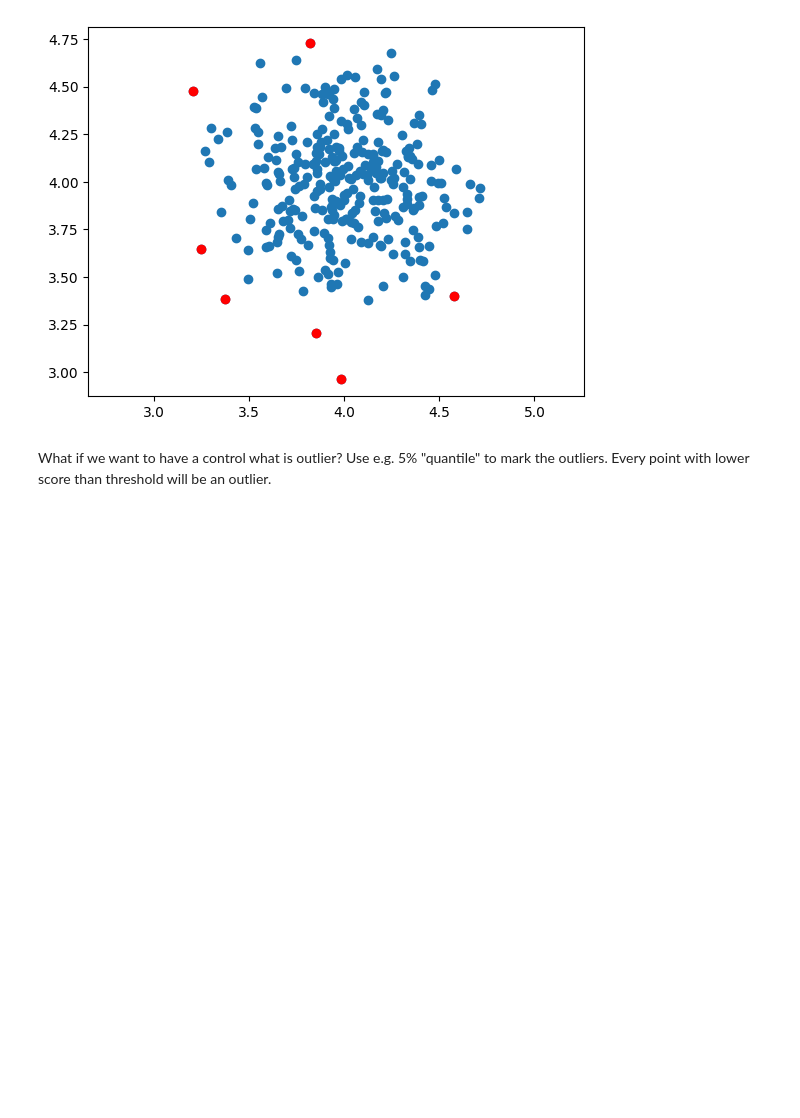
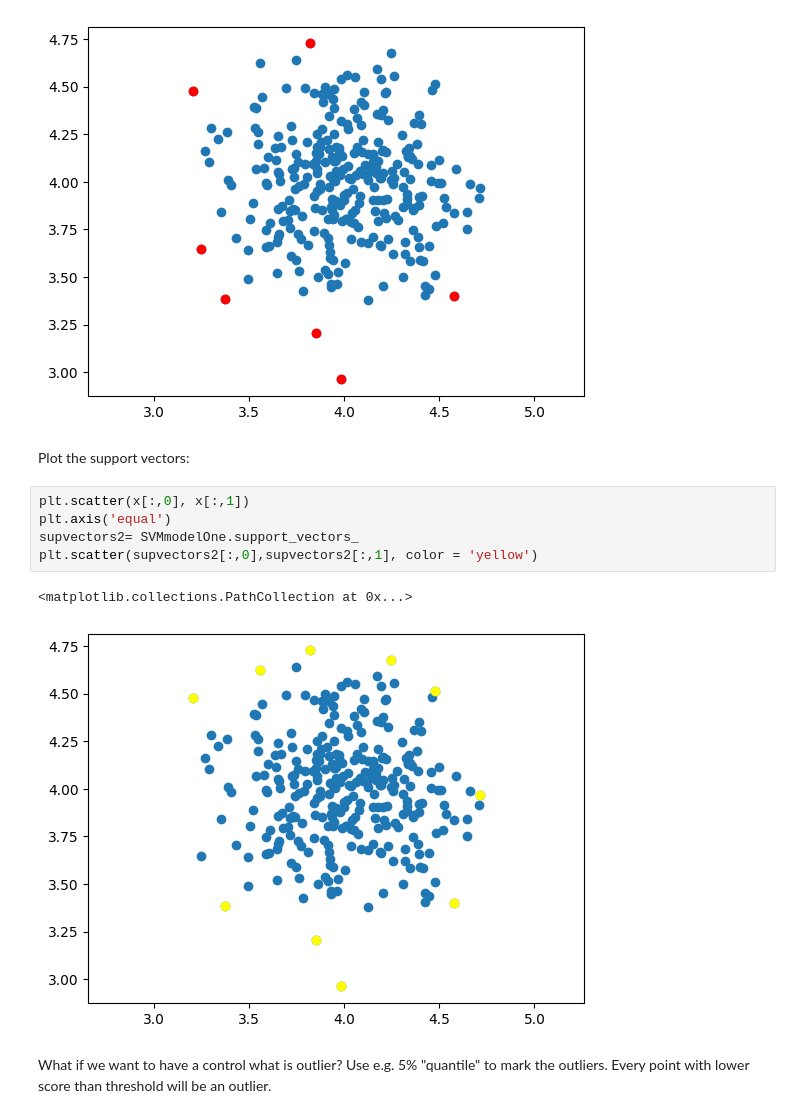
Before and after one commit to xhroch01/MPA-MLF, a Jupyter notebook: MLF_cv2.ipynb, the cells around one changed output. Cells and saved outputs as stored; diff of their text form; blank space fills up the shorter version.

```diff
--- a/MLF_cv2.ipynb
+++ b/MLF_cv2.ipynb
@@ -106,6 +114,16 @@ plt.axis('equal')
 plt.show()
 # %% [output]
 [figure]
+# %% [markdown]
+Plot the support vectors:
+# %%
+plt.scatter(x[:,0], x[:,1])
+plt.axis('equal')
+supvectors2= SVMmodelOne.support_vectors_
+plt.scatter(supvectors2[:,0],supvectors2[:,1], color = 'yellow')
+# %% [output]
+<matplotlib.collections.PathCollection at 0x...>
+[figure, added]
 # %% [markdown]
 What if we want to have a control what is outlier? Use e.g. 5% "quantile" to mark the outliers. Every point with lower score than threshold will be an outlier.
 # %%
```
Also changed, not shown: parts of 3 cells of this notebook.
